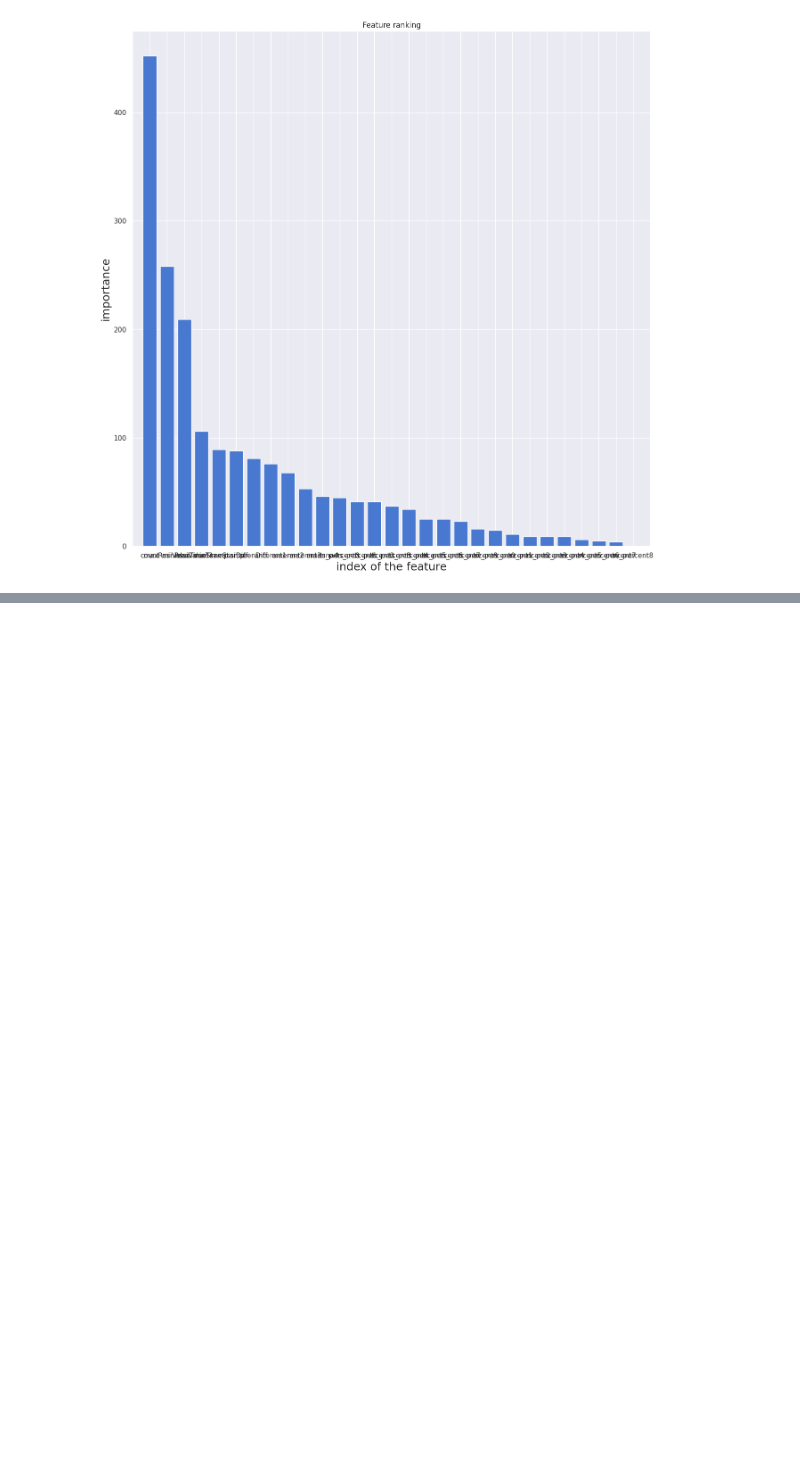
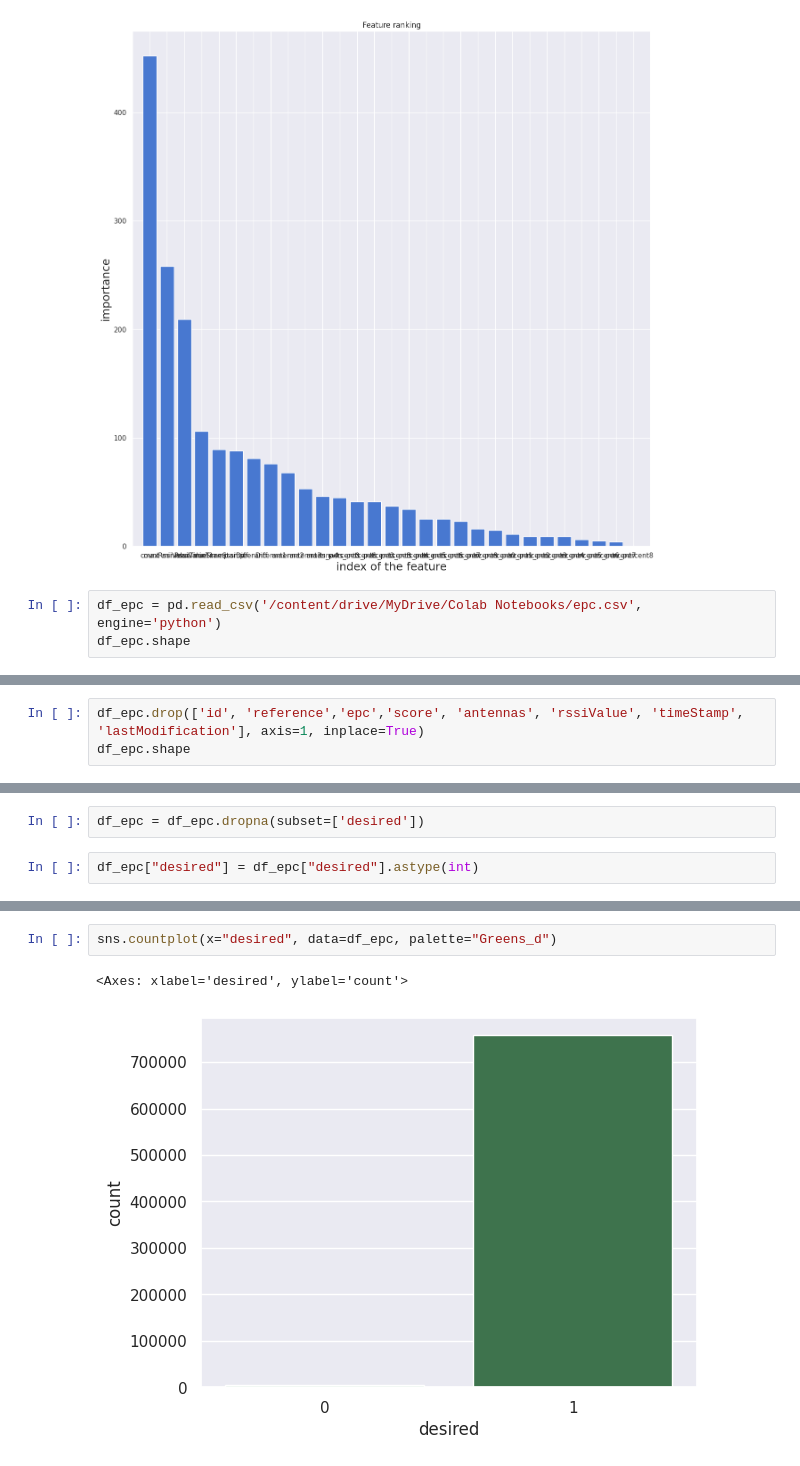
Before and after one commit to CharlyWheels/Carlos_Rueda_TFM, a Jupyter notebook: Labepc_ML_standard.ipynb, the cells around one changed output, grey strips where cells are left out. Drawn from its saved outputs; the diff is of its cells as text; blank space fills up the shorter version.

```diff
--- a/Labepc_ML_standard.ipynb
+++ b/Labepc_ML_standard.ipynb
@@ -226,3 +234,6 @@ plt.xlabel("index of the feature", fontsize = 18)
 # %% [output]
 Text(0.5, 0, 'index of the feature')
 [figure]
+# %%
+df_epc = pd.read_csv('/content/drive/MyDrive/Colab Notebooks/epc.csv', engine='python')
+df_epc.shape
@@ -228,0 +242,3 @@ Text(0.5, 0, 'index of the feature')
+# %%
+df_epc.drop(['id', 'reference','epc','score', 'antennas', 'rssiValue', 'timeStamp', 'lastModification'], axis=1, inplace=True)
+df_epc.shape
@@ -228,0 +267,4 @@ Text(0.5, 0, 'index of the feature')
+# %%
+df_epc = df_epc.dropna(subset=['desired'])
+# %%
+df_epc["desired"] = df_epc["desired"].astype(int)
@@ -228,0 +288,5 @@ Text(0.5, 0, 'index of the feature')
+# %%
+sns.countplot(x="desired", data=df_epc, palette="Greens_d")
+# %% [output]
+<Axes: xlabel='desired', ylabel='count'>
+[figure, added]
```
Also changed, not shown: parts of 12 cells of this notebook.
